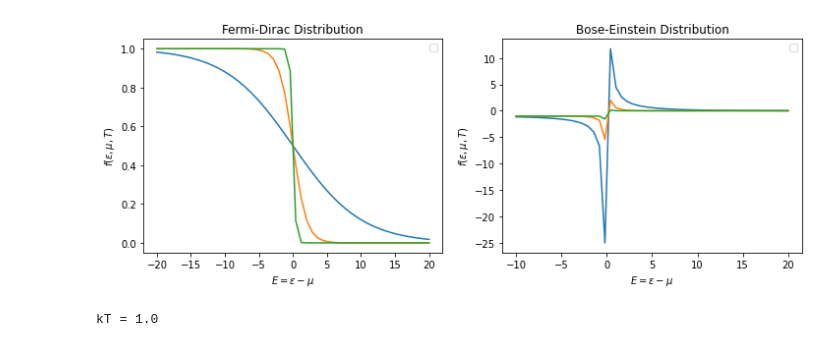
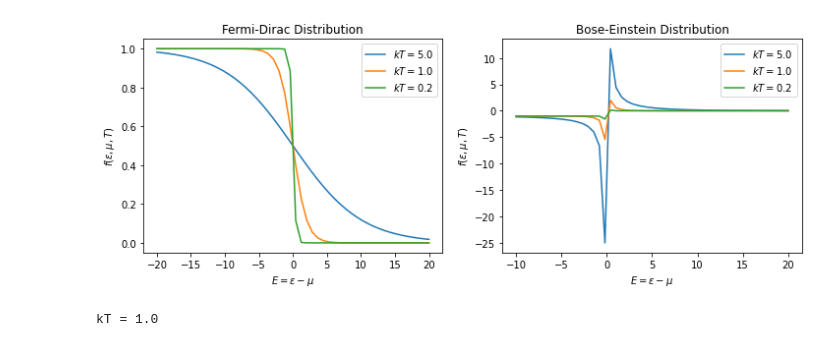
Before and after one commit to skozh/QFIM, a Jupyter notebook: Belief_State.ipynb, the cells around one changed output. Saved outputs shown, nothing was run; the diff lists cells and outputs as text; code cells hidden in the pictures.

```diff
--- a/Belief_State.ipynb
+++ b/Belief_State.ipynb
@@ -1,35 +1,36 @@
 # %%
 from numpy import exp, linspace
 import matplotlib.pyplot as plt
 
 ktvalues = [5.0, 1.0, 0.2];
 legarray = [];
+legarray2 = [];
 
 fig, ax = plt.subplots(1,2,figsize=(12,4))
 
 ax[0].set_xlabel('$E=\epsilon-\mu$');
 ax[0].set_ylabel('$f(\epsilon, \mu,T)$')
-ax[0].legend(legarray);
 ax[0].set_title('Fermi-Dirac Distribution')
 for i in range(0,len(ktvalues)):
     kt = ktvalues[i];
     x =linspace(-20,20);
     f = 1.0/(exp(x/kt)+1);
     legarray.append("$kT=$"+str(kt));
     ax[0].plot(x,f);
+ax[0].legend(legarray);
 
 ax[1].set_xlabel('$E=\epsilon-\mu$');
 ax[1].set_ylabel('$f(\epsilon, \mu,T)$')
-ax[1].legend(legarray);
 ax[1].set_title('Bose-Einstein Distribution')
 for i in range(0,len(ktvalues)):
     kt = ktvalues[i];
     x =linspace(-10,20);
     f = 1.0/(exp(x/kt)-1);
-    legarray.append("$kT=$"+str(kt));
+    legarray2.append("$kT=$"+str(kt));
     ax[1].plot(x,f);
+ax[1].legend(legarray2);
 # %% [output]
-[figure, old version]
+[figure, new version]
 # %%
 kt = 1.0;
 legarray = [];
```
